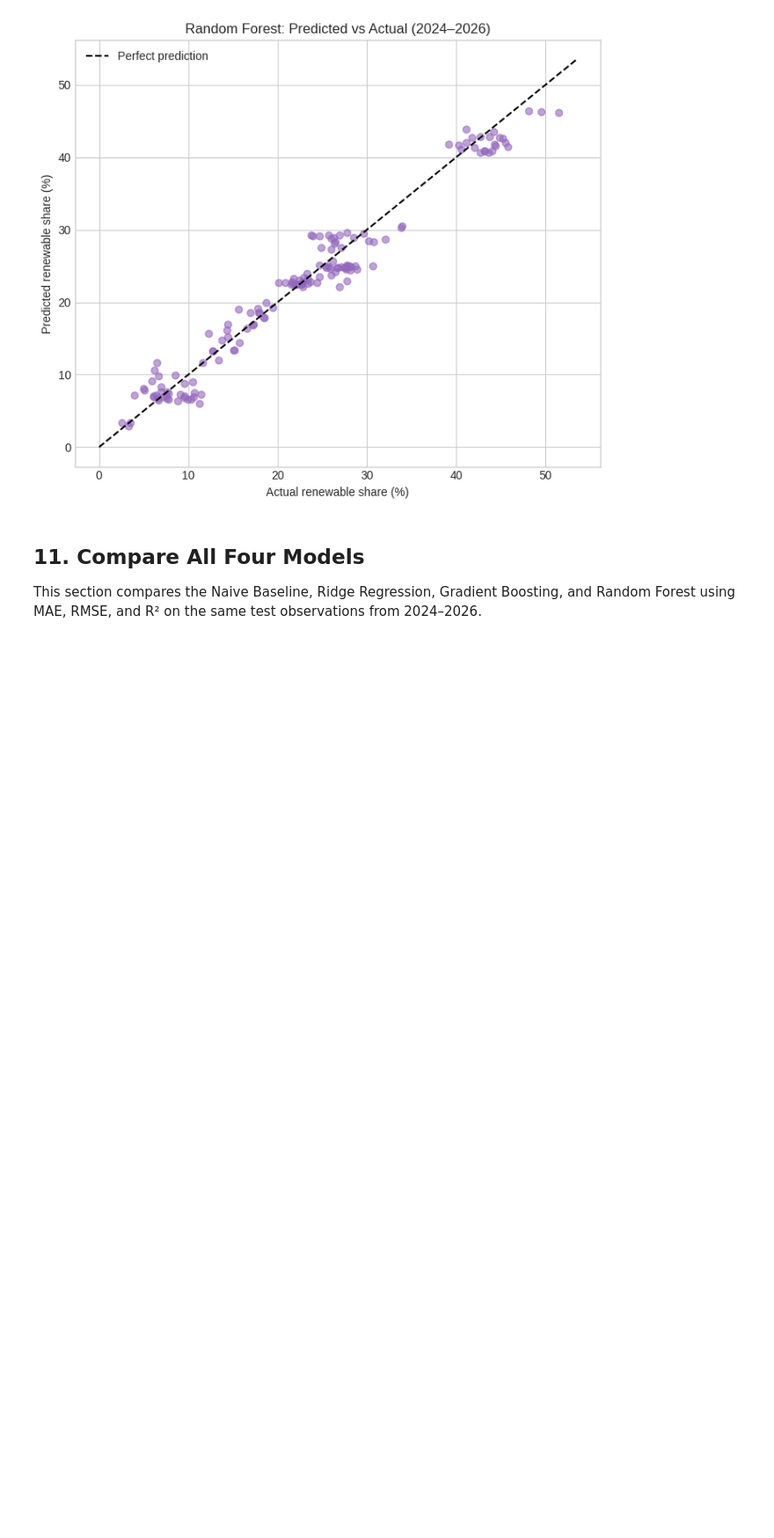
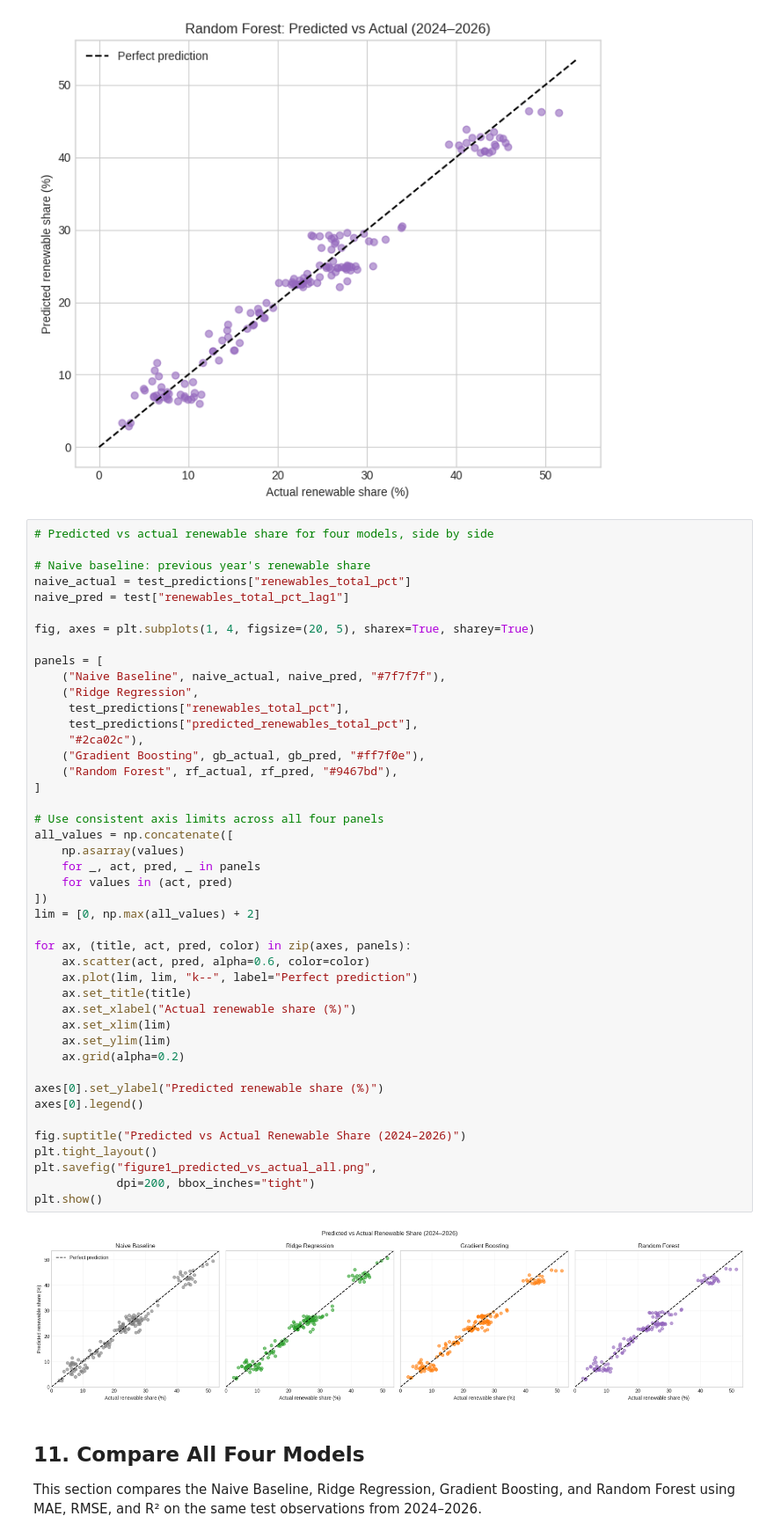
Before and after one commit to BammLNG/Data-Mining, a Jupyter notebook: Model.ipynb, the cells around one changed output. Shown at 88% size. Drawn from its saved outputs; the diff is of its cells as text; blank space fills up the shorter version.

```diff
--- a/Model.ipynb
+++ b/Model.ipynb
@@ -542,6 +587,52 @@ plt.savefig(
 plt.show()
 # %% [output]
 [figure]
+# %%
+# Predicted vs actual renewable share for four models, side by side
+
+# Naive baseline: previous year's renewable share
+naive_actual = test_predictions["renewables_total_pct"]
+naive_pred = test["renewables_total_pct_lag1"]
+
+fig, axes = plt.subplots(1, 4, figsize=(20, 5), sharex=True, sharey=True)
+
+panels = [
+    ("Naive Baseline", naive_actual, naive_pred, "#7f7f7f"),
+    ("Ridge Regression",
+     test_predictions["renewables_total_pct"],
+     test_predictions["predicted_renewables_total_pct"],
+     "#2ca02c"),
+    ("Gradient Boosting", gb_actual, gb_pred, "#ff7f0e"),
+    ("Random Forest", rf_actual, rf_pred, "#9467bd"),
+]
+
+# Use consistent axis limits across all four panels
+all_values = np.concatenate([
+    np.asarray(values)
+    for _, act, pred, _ in panels
+    for values in (act, pred)
+])
+lim = [0, np.max(all_values) + 2]
+
+for ax, (title, act, pred, color) in zip(axes, panels):
+    ax.scatter(act, pred, alpha=0.6, color=color)
+    ax.plot(lim, lim, "k--", label="Perfect prediction")
+    ax.set_title(title)
+    ax.set_xlabel("Actual renewable share (%)")
+    ax.set_xlim(lim)
+    ax.set_ylim(lim)
+    ax.grid(alpha=0.2)
+
+axes[0].set_ylabel("Predicted renewable share (%)")
+axes[0].legend()
+
+fig.suptitle("Predicted vs Actual Renewable Share (2024–2026)")
+plt.tight_layout()
+plt.savefig("figure1_predicted_vs_actual_all.png",
+            dpi=200, bbox_inches="tight")
+plt.show()
+# %% [output]
+[figure, added]
 # %% [markdown]
 
 ## 11. Compare All Four Models
```
Also changed, not shown: parts of 6 cells of this notebook.
